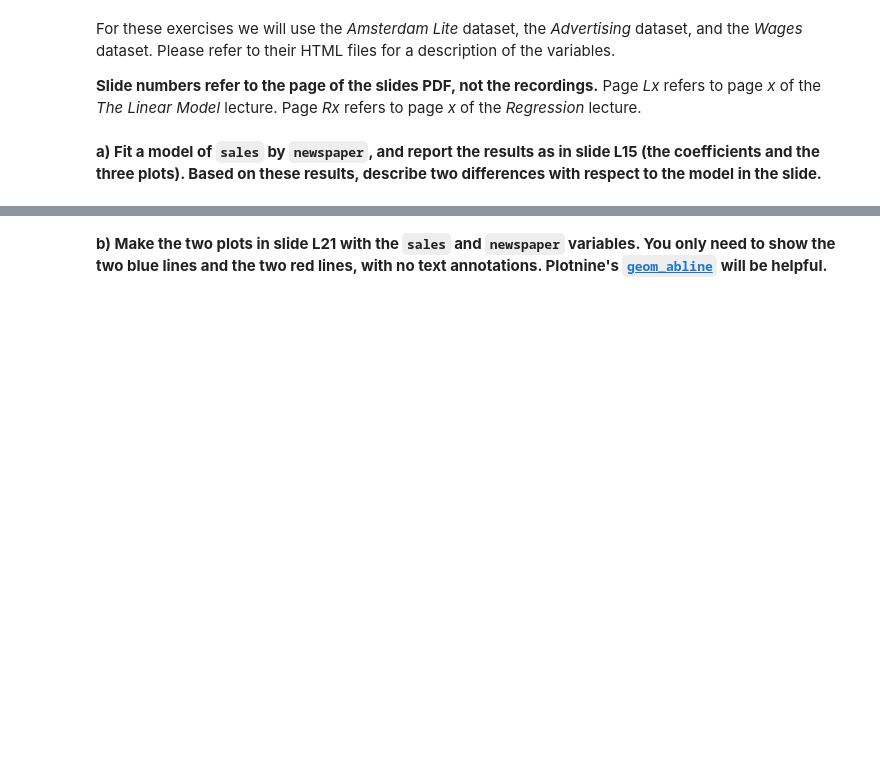
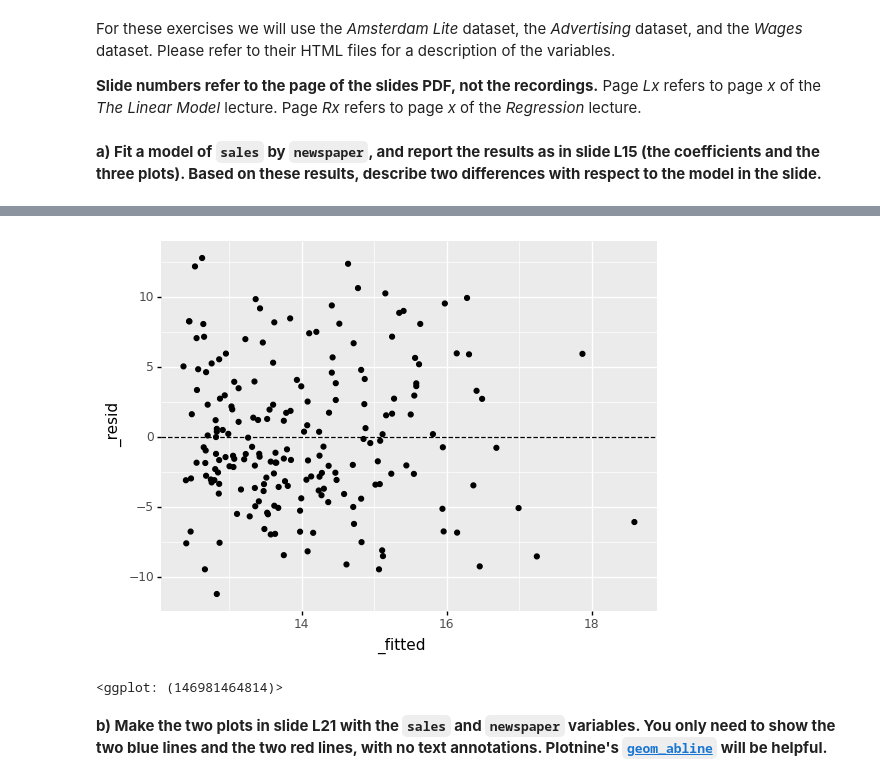
Before and after one commit to Gogonemnem/tu-delft-assignments, a Jupyter notebook: assignment4/regression.exercises_b.ipynb, the cells around one changed output, grey strips where cells are left out. Drawn from its saved outputs; the diff is of its cells as text; code cells hidden in the pictures; blank space fills up the shorter version.

```diff
--- a/assignment4/regression.exercises_b.ipynb
+++ b/assignment4/regression.exercises_b.ipynb
@@ -34,2 +73,9 @@ wage = pd.read_csv('wages.csv')
+# %%
+ggplot(d, aes('_fitted', '_resid')) +\
+    geom_point() +\
+    geom_hline(yintercept = 0, linetype = 'dashed')
+# %% [output]
+[figure, added]
+<ggplot: (146981464814)>
 # %% [markdown]
 **b) Make the two plots in slide L21 with the `sales` and `newspaper` variables. You only need to show the two blue lines and the two red lines, with no text annotations. Plotnine's [`geom_abline`](https://plotnine.readthedocs.io/en/stable/generated/plotnine.geoms.geom_abline.html) will be helpful.**
```
Also changed, not shown: parts of 13 cells of this notebook, 1 other file.
